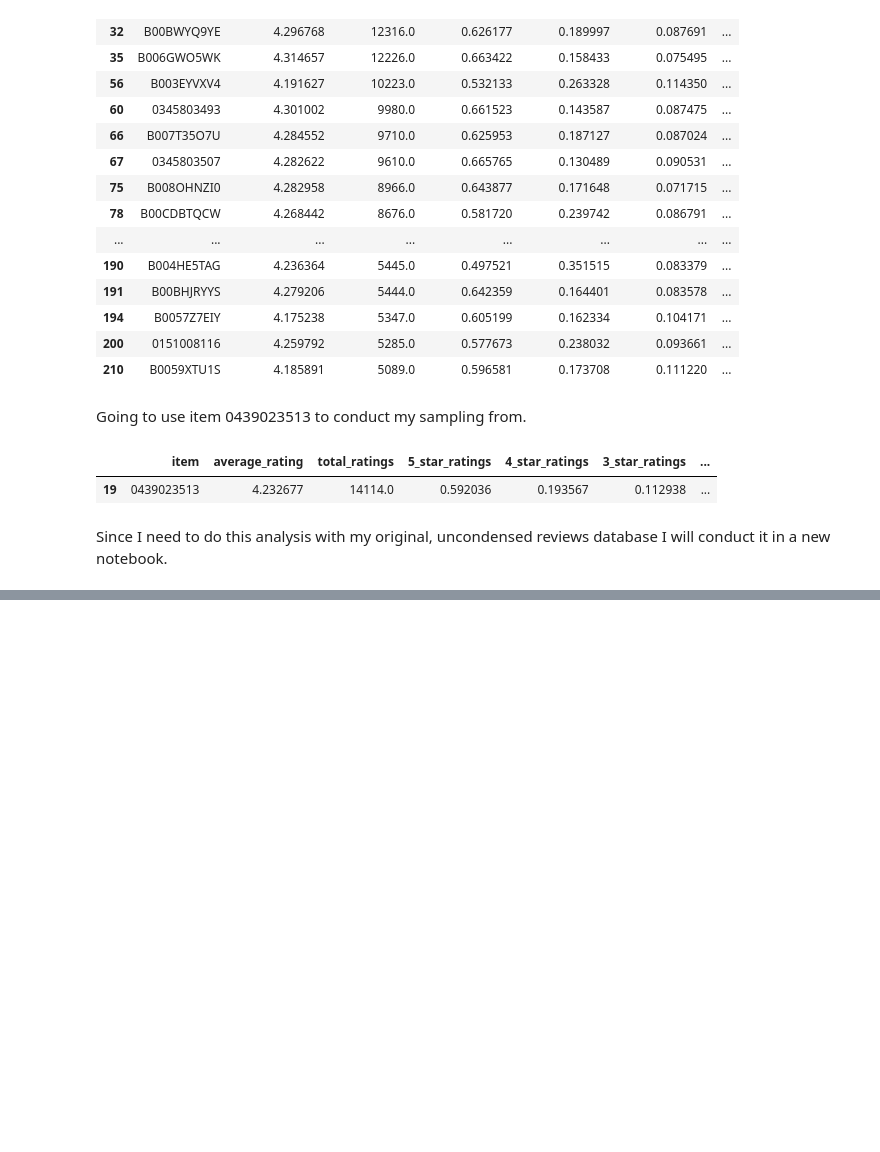
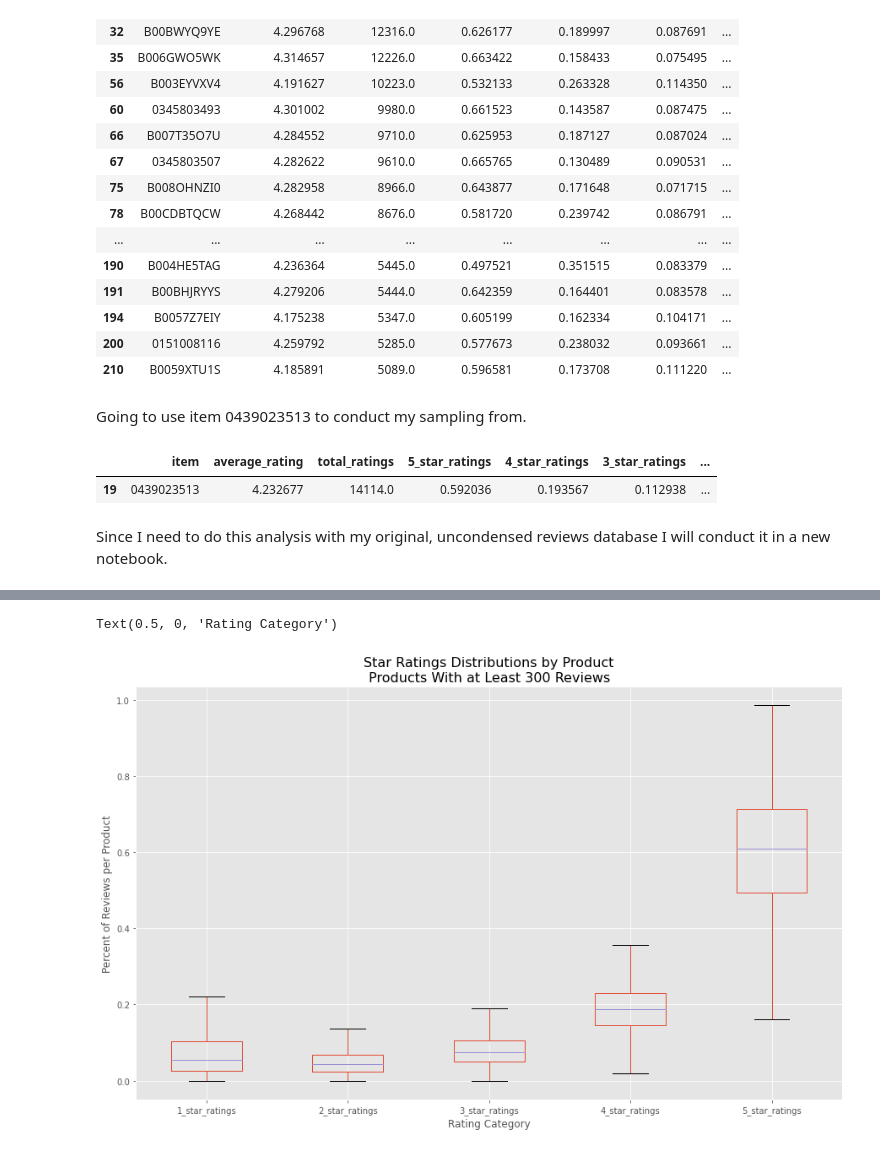
Before and after one commit to RyanBur/Python_Project, a Jupyter notebook: amazon_data_analysis.ipynb, the cells around one changed output, grey strips where cells are left out. Saved outputs shown, nothing was run; the diff lists cells and outputs as text; code cells hidden in the pictures; blank space fills up the shorter version.

```diff
--- a/amazon_data_analysis.ipynb
+++ b/amazon_data_analysis.ipynb
@@ -170,0 +226,9 @@ Since I need to do this analysis with my original, uncondensed reviews database
+# %%
+amazon300_df.boxplot(column=['1_star_ratings', '2_star_ratings', '3_star_ratings', '4_star_ratings', '5_star_ratings'], \
+                    figsize=(15,9), showfliers=False)
+plt.title('Star Ratings Distributions by Product\nProducts With at Least 300 Reviews', fontsize=16)
+plt.ylabel('Percent of Reviews per Product')
+plt.xlabel('Rating Category')
+# %% [output]
+Text(0.5, 0, 'Rating Category')
+[figure, added]
```
Also changed, not shown: parts of 13 cells of this notebook, 4 other files.
